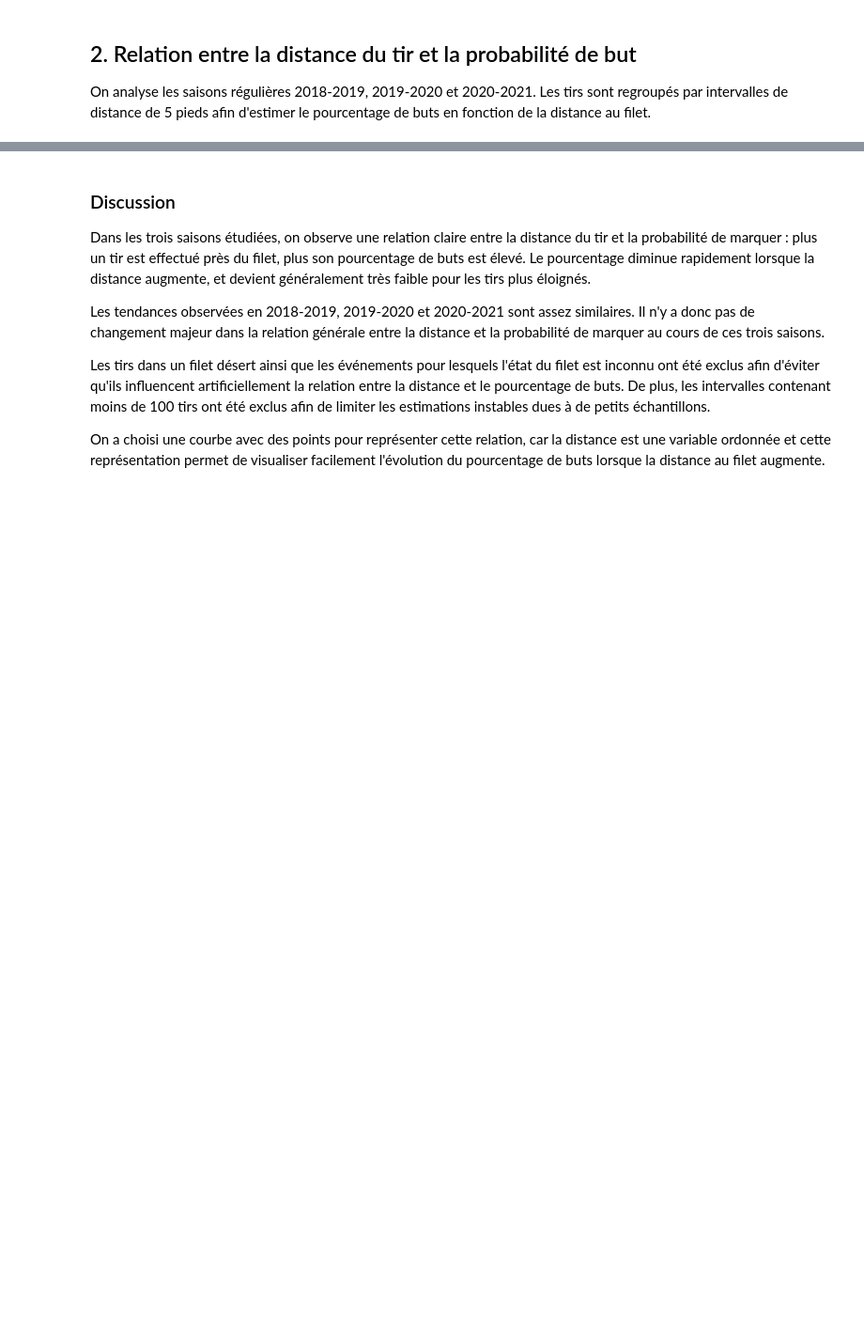
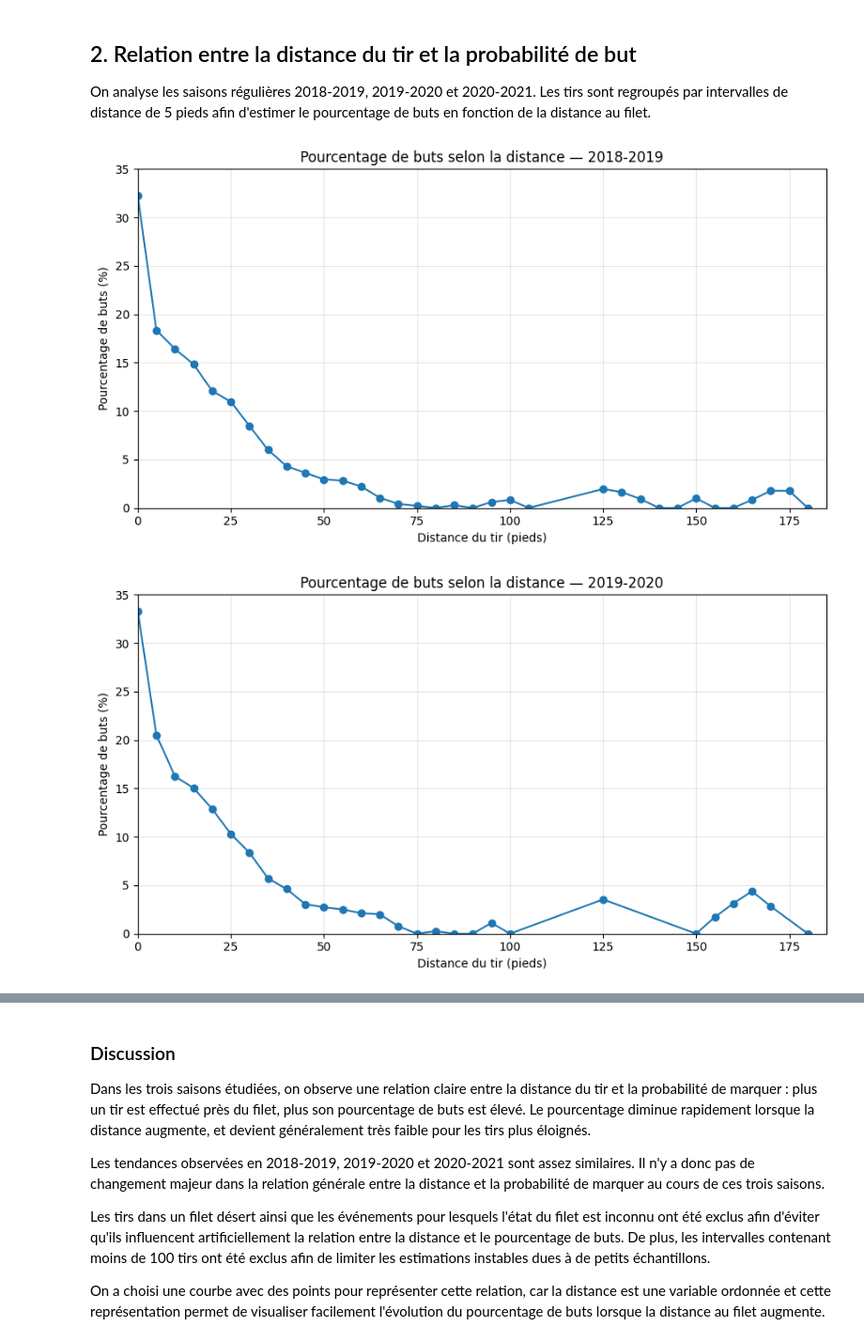
Before and after one commit to Tong3410976/IFT3700_Projet1, a Jupyter notebook: notebooks/04_simple_visualizations.ipynb, the cells around one changed output, grey strips where cells are left out. Shown at 94% size. Cells and saved outputs as stored; diff of their text form; code cells hidden in the pictures; blank space fills up the shorter version.

```diff
--- a/notebooks/04_simple_visualizations.ipynb
+++ b/notebooks/04_simple_visualizations.ipynb
@@ -82,7 +84,7 @@ On a choisi un diagramme à barres horizontales superposées, car il permet de c
 On analyse les saisons régulières 2018-2019, 2019-2020 et 2020-2021. Les tirs sont regroupés par intervalles de distance de 5 pieds afin d'estimer le pourcentage de buts en fonction de la distance au filet.
 # %%
 # Saisons demandées pour l'analyse de la distance
-seasons_q2 = [20192020, 20202021, 20212022]
+seasons_q2 = [20182019, 20192020, 20202021]
 
 # Conserver les matchs de saison régulière avec une distance connue
 # et exclure les tirs dans un filet désert ou dont l'état du filet est inconnu
@@ -119,38 +121,41 @@ plot_stats = distance_stats[distance_stats["tirs"] >= 100].copy()
 # %%
 # Libellés lisibles pour les titres des graphiques
 season_labels = {
+    20182019: "2018-2019",
     20192020: "2019-2020",
-    20202021: "2020-2021",
-    20212022: "2021-2022"
+    20202021: "2020-2021"
 }
 
 # Utiliser la même échelle horizontale pour faciliter la comparaison
 max_distance = plot_stats["distance_bin"].max()
 
 # Produire une figure distincte pour chaque saison
 for season in seasons_q2:
     season_stats = plot_stats[
         plot_stats["season"] == season
     ].copy()
 
     fig, ax = plt.subplots(figsize=(9, 5))
 
     ax.plot(
         season_stats["distance_bin"],
         season_stats["pourcentage_buts"],
         marker="o"
     )
 
     # Mise en forme commune aux trois saisons
     ax.set_xlabel("Distance du tir (pieds)")
     ax.set_ylabel("Pourcentage de buts (%)")
     ax.set_title(
         f"Pourcentage de buts selon la distance — {season_labels[season]}"
     )
 
     ax.set_xlim(0, max_distance + 5)
     ax.set_ylim(0, 35)
     ax.grid(alpha=0.3)
 
     plt.tight_layout()
     plt.show()
+# %% [output]
+[figure, added]
+[figure, added]
```
Also changed, not shown: parts of 3 cells of this notebook, 4 other files.
